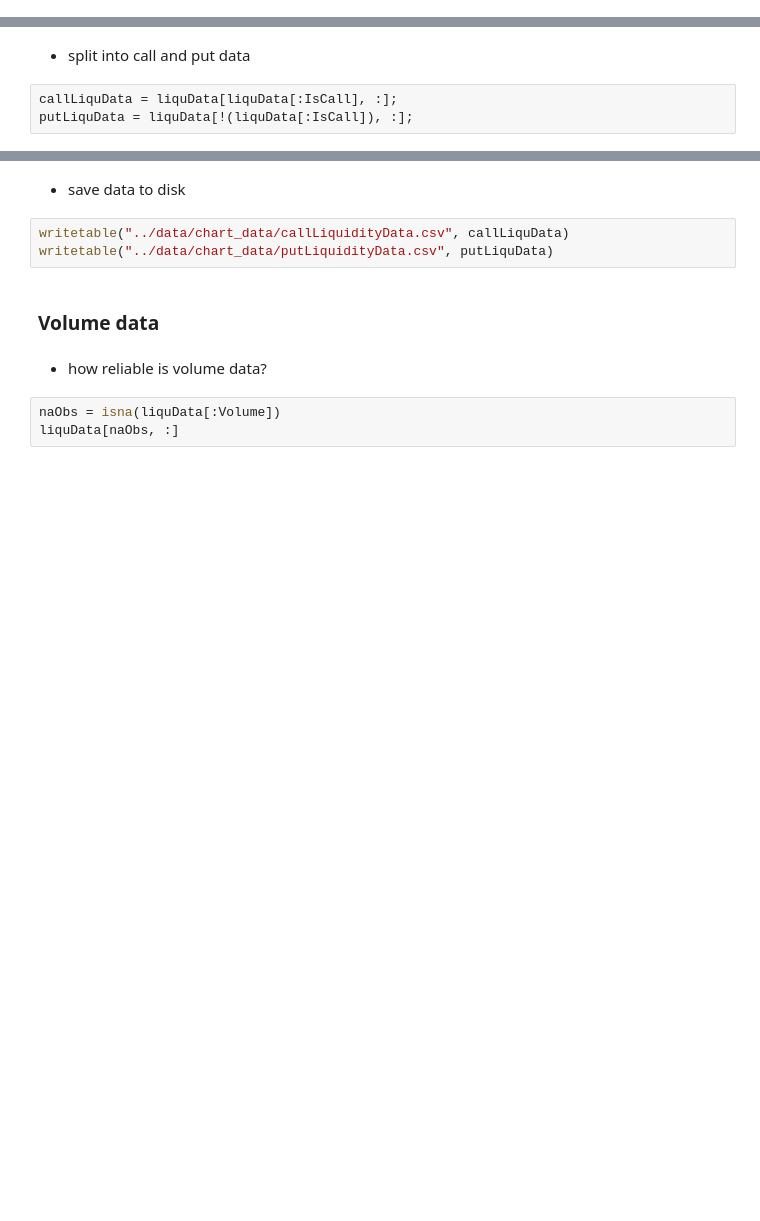
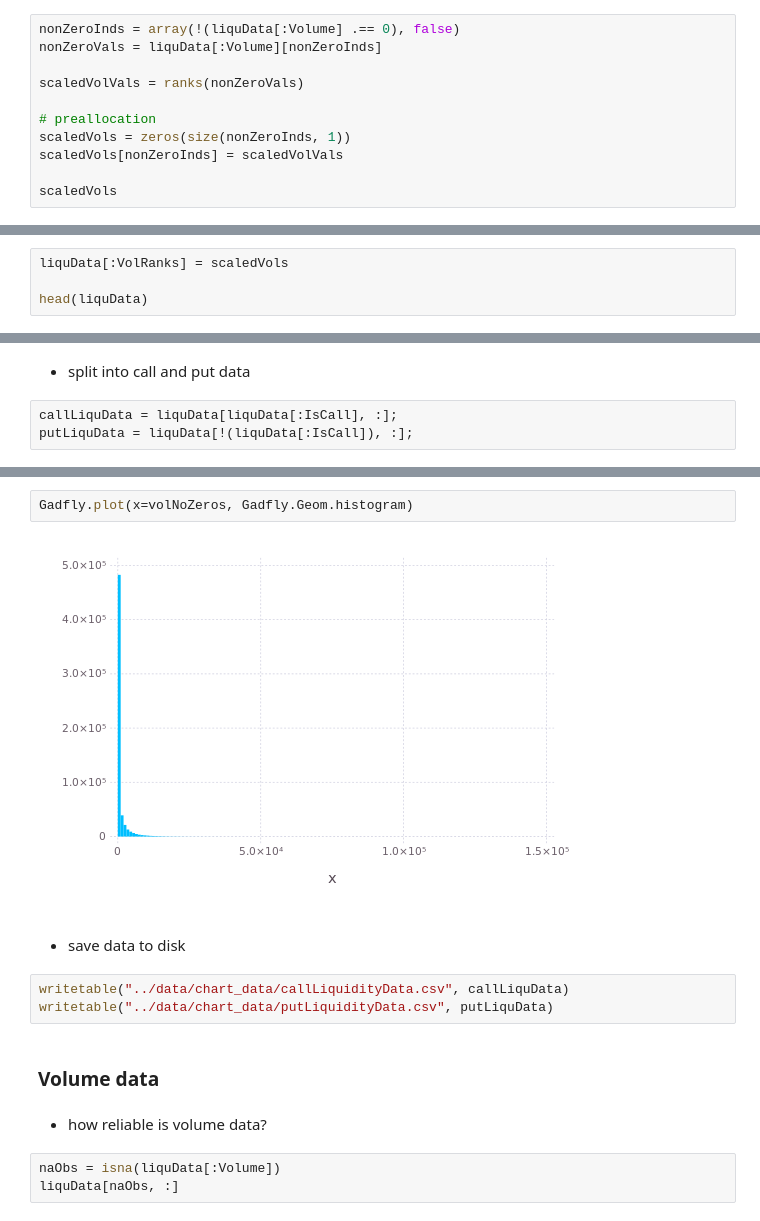
Before and after one commit to JuliaFinMetriX/option_prices, a Jupyter notebook: notebooks/option_liquidity.ipynb, the cells around one changed output, grey strips where cells are left out. Cells and saved outputs as stored; diff of their text form; blank space fills up the shorter version.

```diff
--- a/notebooks/option_liquidity.ipynb
+++ b/notebooks/option_liquidity.ipynb
@@ -37,0 +53,11 @@ head(liquData)
+# %%
+nonZeroInds = array(!(liquData[:Volume] .== 0), false)
+nonZeroVals = liquData[:Volume][nonZeroInds]
+
+scaledVolVals = ranks(nonZeroVals)
+
+# preallocation
+scaledVols = zeros(size(nonZeroInds, 1))
+scaledVols[nonZeroInds] = scaledVolVals
+
+scaledVols
@@ -37,0 +84,4 @@ head(liquData)
+# %%
+liquData[:VolRanks] = scaledVols
+
+head(liquData)
@@ -43,3 +131,7 @@ putLiquData = liquData[!(liquData[:IsCall]), :];
+# %%
+Gadfly.plot(x=volNoZeros, Gadfly.Geom.histogram)
+# %% [output]
+[figure, added]
 # %% [markdown]
 - save data to disk
 # %%
```
Also changed, not shown: parts of 12 cells of this notebook.
